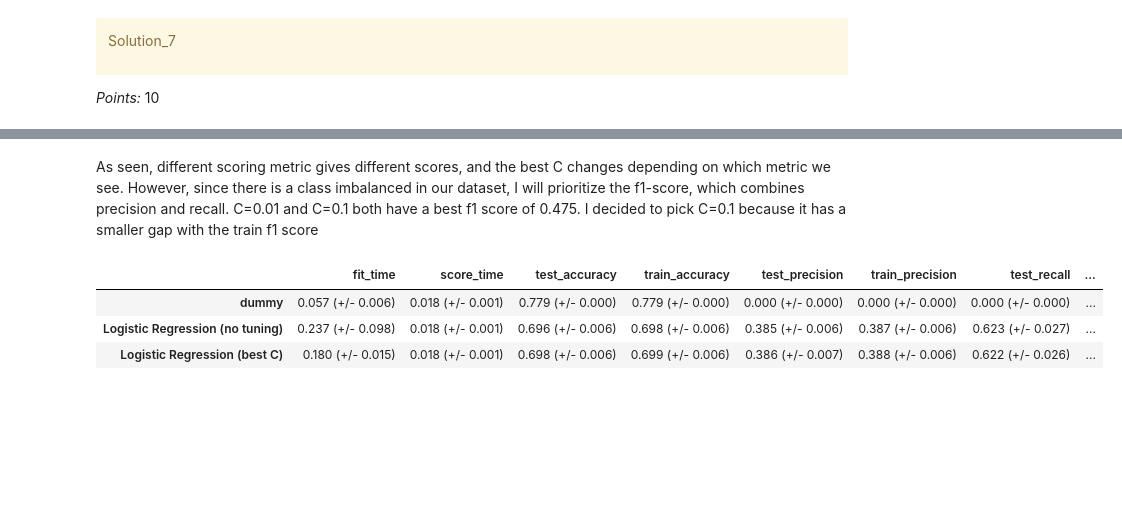
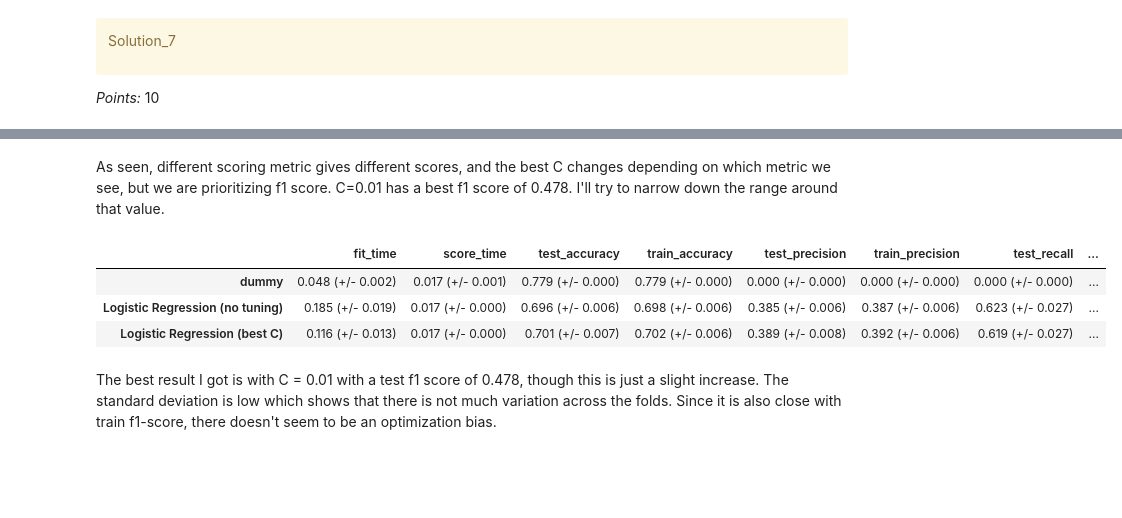
Before and after one commit to jessicapatricia012/CPSC-330-HW5, a Jupyter notebook: hw5.ipynb, the cells around one changed output, grey strips where cells are left out. Cells and saved outputs as stored; diff of their text form; code cells hidden in the pictures; blank space fills up the shorter version.

```diff
--- a/hw5.ipynb
+++ b/hw5.ipynb
@@ -764,20 +768,21 @@ lr_tuning_results_df
 # %% [markdown]
-As seen, different scoring metric gives different scores, and the best C changes depending on which metric we see. However, since there is a class imbalanced in our dataset, I will prioritize the f1-score, which combines precision and recall. C=0.01 and C=0.1 both have a best f1 score of 0.475. I decided to pick C=0.1 because it has a smaller gap with the train f1 score
+As seen, different scoring metric gives different scores, and the best C changes depending on which metric we see, but we are prioritizing f1 score. C=0.01 has a best f1 score of 0.478. I'll try to narrow down the range around that value.
 # %%
-best_C = 0.1
+best_C = 0.01
 # %%
-tuning_results_dict={}
 pipe_lr = make_pipeline(ct, LogisticRegression(max_iter=1000, C=best_C, class_weight="balanced", random_state=123))
 results_dict["Logistic Regression (best C)"] = mean_std_cross_val_scores(
     pipe_lr, X_train, y_train, cv=5, return_train_score=True, scoring = score_metrics
 )
 results_df = pd.DataFrame(results_dict).T
 results_df
 # %% [output]
 |  | fit_time | score_time | test_accuracy | train_accuracy | test_precision | train_precision | test_recall | ... |
-| dummy | 0.057 (+/- 0.006) | 0.018 (+/- 0.001) | 0.779 (+/- 0.000) | 0.779 (+/- 0.000) | 0.000 (+/- 0.000) | 0.000 (+/- 0.000) | 0.000 (+/- 0.000) | ... |
-| Logistic Regression (no tuning) | 0.237 (+/- 0.098) | 0.018 (+/- 0.001) | 0.696 (+/- 0.006) | 0.698 (+/- 0.006) | 0.385 (+/- 0.006) | 0.387 (+/- 0.006) | 0.623 (+/- 0.027) | ... |
-| Logistic Regression (best C) | 0.180 (+/- 0.015) | 0.018 (+/- 0.001) | 0.698 (+/- 0.006) | 0.699 (+/- 0.006) | 0.386 (+/- 0.007) | 0.388 (+/- 0.006) | 0.622 (+/- 0.026) | ... |
+| dummy | 0.048 (+/- 0.002) | 0.017 (+/- 0.001) | 0.779 (+/- 0.000) | 0.779 (+/- 0.000) | 0.000 (+/- 0.000) | 0.000 (+/- 0.000) | 0.000 (+/- 0.000) | ... |
+| Logistic Regression (no tuning) | 0.185 (+/- 0.019) | 0.017 (+/- 0.000) | 0.696 (+/- 0.006) | 0.698 (+/- 0.006) | 0.385 (+/- 0.006) | 0.387 (+/- 0.006) | 0.623 (+/- 0.027) | ... |
+| Logistic Regression (best C) | 0.116 (+/- 0.013) | 0.017 (+/- 0.000) | 0.701 (+/- 0.007) | 0.702 (+/- 0.006) | 0.389 (+/- 0.008) | 0.392 (+/- 0.006) | 0.619 (+/- 0.027) | ... |
+# %% [markdown]
+The best result I got is with C = 0.01 with a test f1 score of 0.478, though this is just a slight increase. The standard deviation is low which shows that there is not much variation across the folds. Since it is also close with train f1-score, there doesn't seem to be an optimization bias.
 # %% [markdown]
 <!-- END QUESTION -->
 
```
Also changed, not shown: parts of 47 cells of this notebook, 4 other files.
